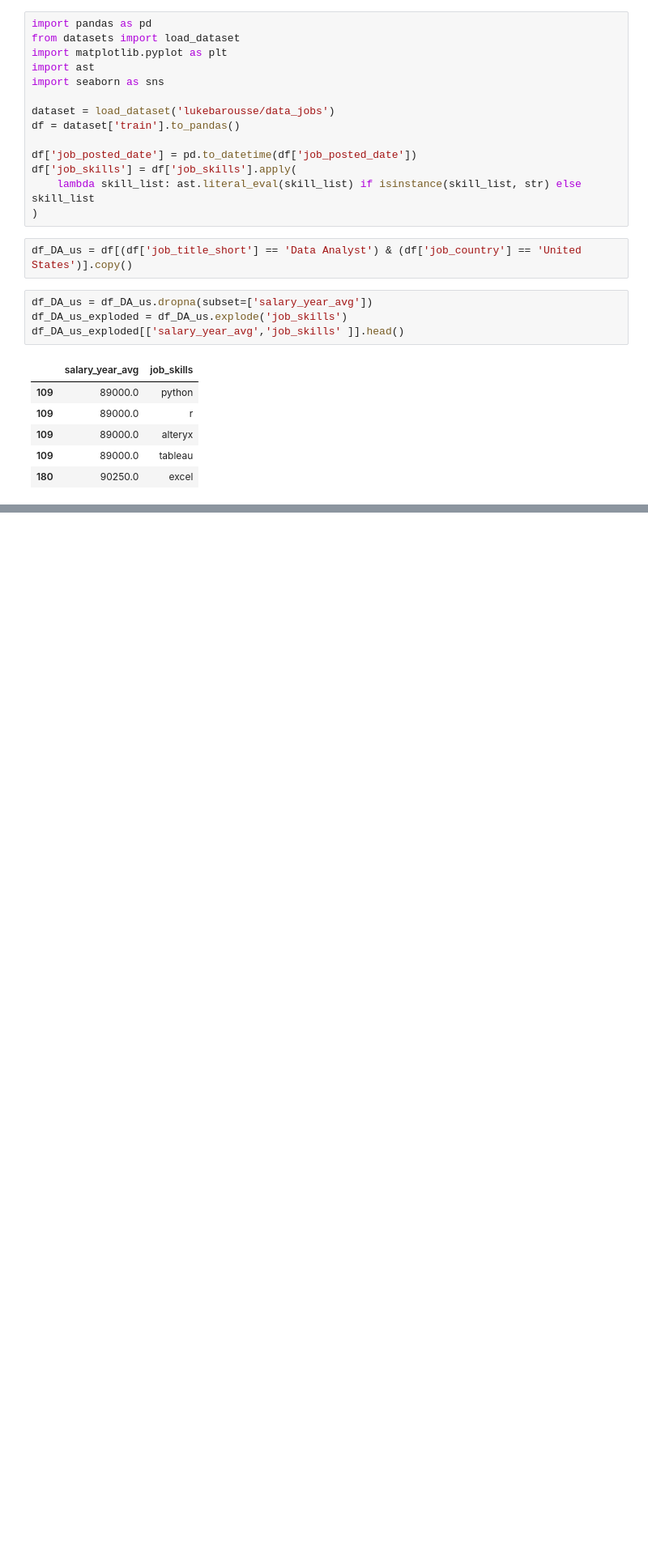
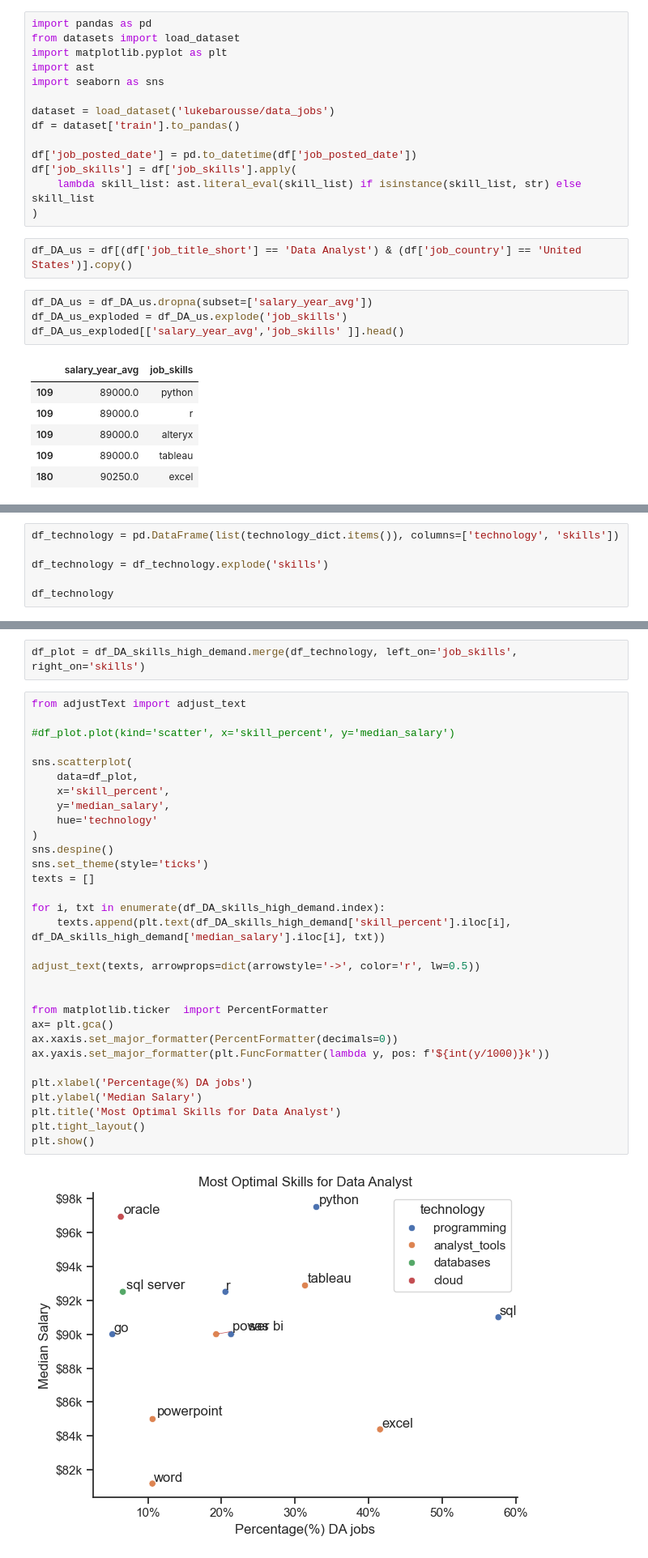
Before and after one commit to sajed-abir/Data-Project, a Jupyter notebook: Project/5_Optimal_skills.ipynb, the cells around one changed output, grey strips where cells are left out. Shown: that part at 81% size. Drawn from its saved outputs; the diff is of its cells as text; blank space fills up the shorter version.

```diff
--- a/Project/5_Optimal_skills.ipynb
+++ b/Project/5_Optimal_skills.ipynb
@@ -27,0 +117,6 @@ df_DA_us_exploded[['salary_year_avg','job_skills' ]].head()
+# %%
+df_technology = pd.DataFrame(list(technology_dict.items()), columns=['technology', 'skills'])
+
+df_technology = df_technology.explode('skills')
+
+df_technology
@@ -27,0 +137,35 @@ df_DA_us_exploded[['salary_year_avg','job_skills' ]].head()
+# %%
+df_plot = df_DA_skills_high_demand.merge(df_technology, left_on='job_skills', right_on='skills')
+# %%
+from adjustText import adjust_text
+
+#df_plot.plot(kind='scatter', x='skill_percent', y='median_salary')
+
+sns.scatterplot(
+    data=df_plot,
+    x='skill_percent',
+    y='median_salary',
+    hue='technology'
+)
+sns.despine()
+sns.set_theme(style='ticks')
+texts = []
+
+for i, txt in enumerate(df_DA_skills_high_demand.index):
+    texts.append(plt.text(df_DA_skills_high_demand['skill_percent'].iloc[i], df_DA_skills_high_demand['median_salary'].iloc[i], txt))
+
+adjust_text(texts, arrowprops=dict(arrowstyle='->', color='r', lw=0.5))
+
+
+from matplotlib.ticker  import PercentFormatter
+ax= plt.gca()
+ax.xaxis.set_major_formatter(PercentFormatter(decimals=0))
+ax.yaxis.set_major_formatter(plt.FuncFormatter(lambda y, pos: f'${int(y/1000)}k'))
+
+plt.xlabel('Percentage(%) DA jobs')
+plt.ylabel('Median Salary')
+plt.title('Most Optimal Skills for Data Analyst')
+plt.tight_layout()
+plt.show()
+# %% [output]
+[figure, added]
```
Also changed, not shown: parts of 4 cells of this notebook, 2 other files.
